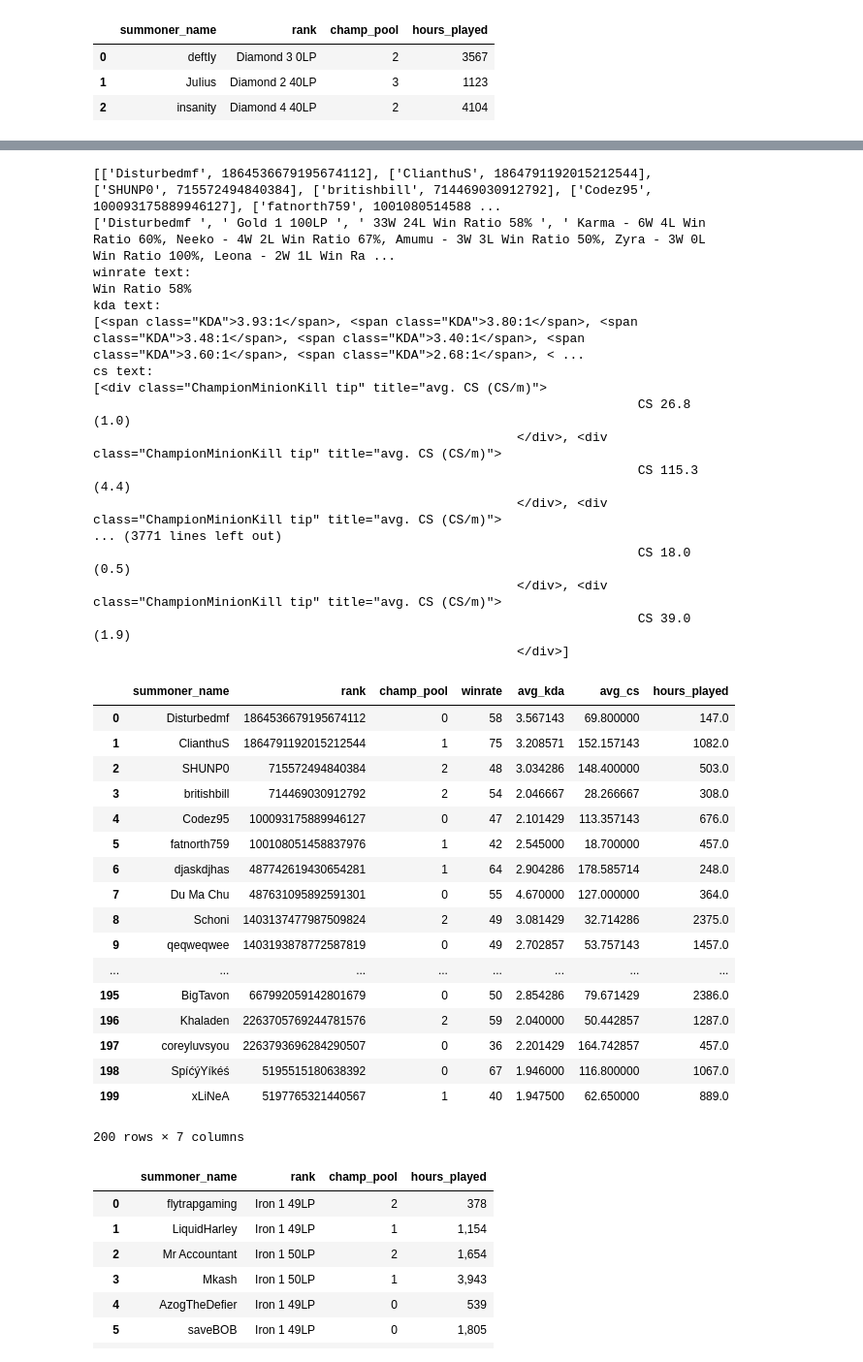
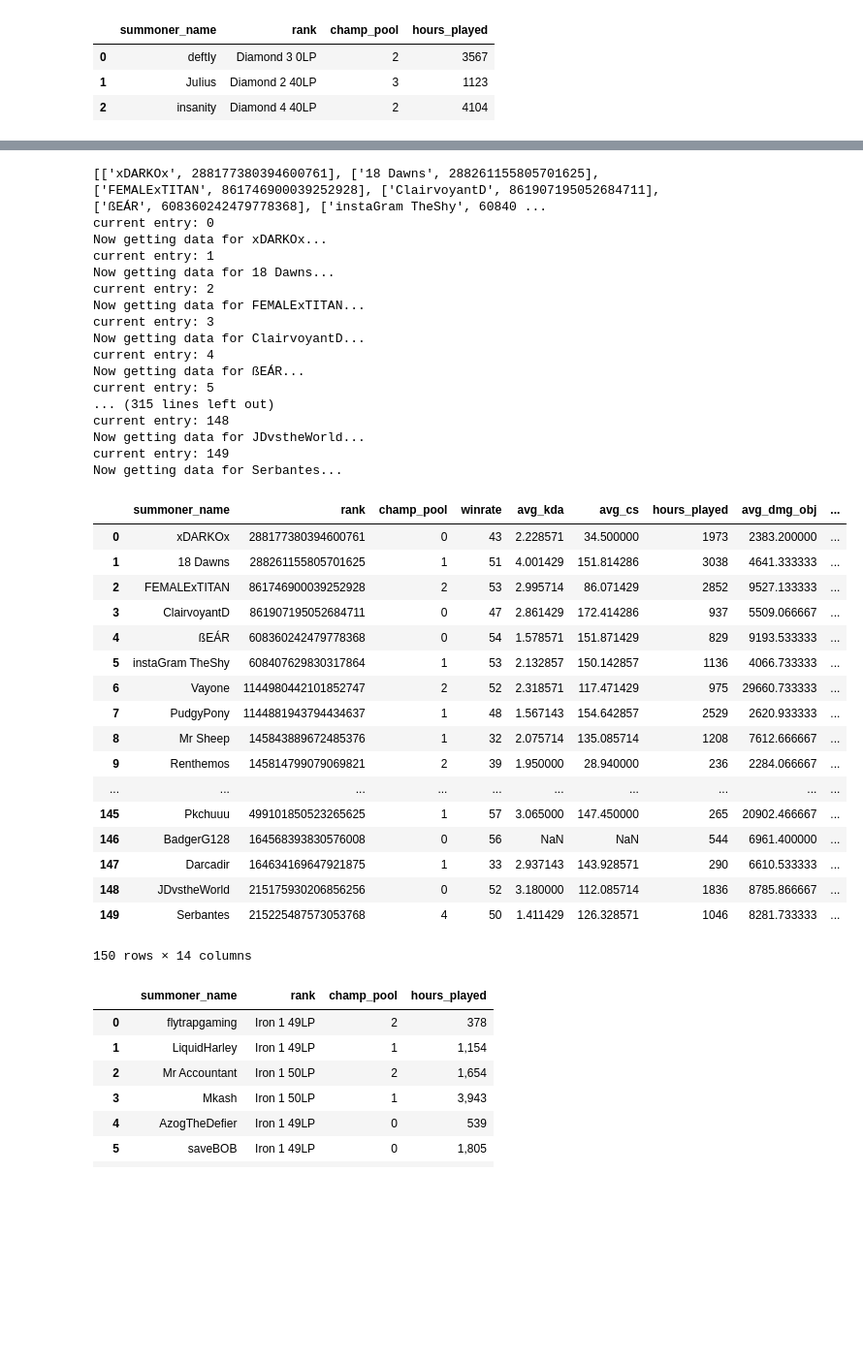
Before and after one commit to Ydu/LoL_Rank_Prediction, a Jupyter notebook: initial_eda/data_gathering.ipynb, the cells around one changed output, grey strips where cells are left out. Shown at 97% size. Drawn from its saved outputs; the diff is of its cells as text; code cells hidden in the pictures; blank space fills up the shorter version.

```diff
--- a/initial_eda/data_gathering.ipynb
+++ b/initial_eda/data_gathering.ipynb
@@ -397,41 +502,42 @@ cs text:
 # %%
 #%%timeit
-data_to_model = scrape_data(100,2)
+# ran at ~12:57am
+data_to_model = scrape_data(75,2)
 data_to_model
 # %% [output]
-[['Disturbedmf', 1864536679195674112], ['ClianthuS', 1864791192015212544], ['SHUNP0', 715572494840384], ['britishbill', 714469030912792], ['Codez95', 100093175889946127], ['fatnorth759', 1001080514588 ...
-['Disturbedmf ', ' Gold 1 100LP ', ' 33W 24L Win Ratio 58% ', ' Karma - 6W 4L Win Ratio 60%, Neeko - 4W 2L Win Ratio 67%, Amumu - 3W 3L Win Ratio 50%, Zyra - 3W 0L Win Ratio 100%, Leona - 2W 1L Win Ra ...
-winrate text:
-Win Ratio 58%
-kda text:
-[<span class="KDA">3.93:1</span>, <span class="KDA">3.80:1</span>, <span class="KDA">3.48:1</span>, <span class="KDA">3.40:1</span>, <span class="KDA">3.60:1</span>, <span class="KDA">2.68:1</span>, < ...
-cs text:
-[<div class="ChampionMinionKill tip" title="avg. CS (CS/m)">
-                                                                        CS 26.8 (1.0)
-                                                        </div>, <div class="ChampionMinionKill tip" title="avg. CS (CS/m)">
-                                                                        CS 115.3 (4.4)
-                                                        </div>, <div class="ChampionMinionKill tip" title="avg. CS (CS/m)">
-... (3771 lines left out)
-                                                                        CS 18.0 (0.5)
-                                                        </div>, <div class="ChampionMinionKill tip" title="avg. CS (CS/m)">
-                                                                        CS 39.0 (1.9)
-                                                        </div>]
+[['xDARKOx', 288177380394600761], ['18 Dawns', 288261155805701625], ['FEMALExTITAN', 861746900039252928], ['ClairvoyantD', 861907195052684711], ['ßEÁR', 608360242479778368], ['instaGram TheShy', 60840 ...
+current entry: 0
+Now getting data for xDARKOx...
+current entry: 1
+Now getting data for 18 Dawns...
+current entry: 2
+Now getting data for FEMALExTITAN...
+current entry: 3
+Now getting data for ClairvoyantD...
+current entry: 4
+Now getting data for ßEÁR...
+current entry: 5
+... (315 lines left out)
+current entry: 148
+Now getting data for JDvstheWorld...
+current entry: 149
+Now getting data for Serbantes...
-|  | summoner_name | rank | champ_pool | winrate | avg_kda | avg_cs | hours_played |
-| 0 | Disturbedmf | 1864536679195674112 | 0 | 58 | 3.567143 | 69.800000 | 147.0 |
-| 1 | ClianthuS | 1864791192015212544 | 1 | 75 | 3.208571 | 152.157143 | 1082.0 |
-| 2 | SHUNP0 | 715572494840384 | 2 | 48 | 3.034286 | 148.400000 | 503.0 |
-| 3 | britishbill | 714469030912792 | 2 | 54 | 2.046667 | 28.266667 | 308.0 |
-| 4 | Codez95 | 100093175889946127 | 0 | 47 | 2.101429 | 113.357143 | 676.0 |
-| 5 | fatnorth759 | 100108051458837976 | 1 | 42 | 2.545000 | 18.700000 | 457.0 |
-| 6 | djaskdjhas | 487742619430654281 | 1 | 64 | 2.904286 | 178.585714 | 248.0 |
-| 7 | Du Ma Chu | 487631095892591301 | 0 | 55 | 4.670000 | 127.000000 | 364.0 |
-| 8 | Schoni | 1403137477987509824 | 2 | 49 | 3.081429 | 32.714286 | 2375.0 |
-| 9 | qeqweqwee | 1403193878772587819 | 0 | 49 | 2.702857 | 53.757143 | 1457.0 |
-| ... | ... | ... | ... | ... | ... | ... | ... |
-| 195 | BigTavon | 667992059142801679 | 0 | 50 | 2.854286 | 79.671429 | 2386.0 |
-| 196 | Khaladen | 2263705769244781576 | 2 | 59 | 2.040000 | 50.442857 | 1287.0 |
-| 197 | coreyluvsyou | 2263793696284290507 | 0 | 36 | 2.201429 | 164.742857 | 457.0 |
-| 198 | SpíćýYíkéś | 5195515180638392 | 0 | 67 | 1.946000 | 116.800000 | 1067.0 |
-| 199 | xLiNeA | 5197765321440567 | 1 | 40 | 1.947500 | 62.650000 | 889.0 |
+|  | summoner_name | rank | champ_pool | winrate | avg_kda | avg_cs | hours_played | avg_dmg_obj | ... |
+| 0 | xDARKOx | 288177380394600761 | 0 | 43 | 2.228571 | 34.500000 | 1973 | 2383.200000 | ... |
+| 1 | 18 Dawns | 288261155805701625 | 1 | 51 | 4.001429 | 151.814286 | 3038 | 4641.333333 | ... |
+| 2 | FEMALExTITAN | 861746900039252928 | 2 | 53 | 2.995714 | 86.071429 | 2852 | 9527.133333 | ... |
+| 3 | ClairvoyantD | 861907195052684711 | 0 | 47 | 2.861429 | 172.414286 | 937 | 5509.066667 | ... |
+| 4 | ßEÁR | 608360242479778368 | 0 | 54 | 1.578571 | 151.871429 | 829 | 9193.533333 | ... |
+| 5 | instaGram TheShy | 608407629830317864 | 1 | 53 | 2.132857 | 150.142857 | 1136 | 4066.733333 | ... |
+| 6 | Vayone | 1144980442101852747 | 2 | 52 | 2.318571 | 117.471429 | 975 | 29660.733333 | ... |
+| 7 | PudgyPony | 1144881943794434637 | 1 | 48 | 1.567143 | 154.642857 | 2529 | 2620.933333 | ... |
+| 8 | Mr Sheep | 145843889672485376 | 1 | 32 | 2.075714 | 135.085714 | 1208 | 7612.666667 | ... |
+| 9 | Renthemos | 145814799079069821 | 2 | 39 | 1.950000 | 28.940000 | 236 | 2284.066667 | ... |
+| ... | ... | ... | ... | ... | ... | ... | ... | ... | ... |
+| 145 | Pkchuuu | 499101850523265625 | 1 | 57 | 3.065000 | 147.450000 | 265 | 20902.466667 | ... |
+| 146 | BadgerG128 | 164568393830576008 | 0 | 56 | NaN | NaN | 544 | 6961.400000 | ... |
+| 147 | Darcadir | 164634169647921875 | 1 | 33 | 2.937143 | 143.928571 | 290 | 6610.533333 | ... |
+| 148 | JDvstheWorld | 215175930206856256 | 0 | 52 | 3.180000 | 112.085714 | 1836 | 8785.866667 | ... |
+| 149 | Serbantes | 215225487573053768 | 4 | 50 | 1.411429 | 126.328571 | 1046 | 8281.733333 | ... |
-200 rows × 7 columns
+150 rows × 14 columns
 # %%
```
Also changed, not shown: parts of 32 cells of this notebook, 6 other files.
